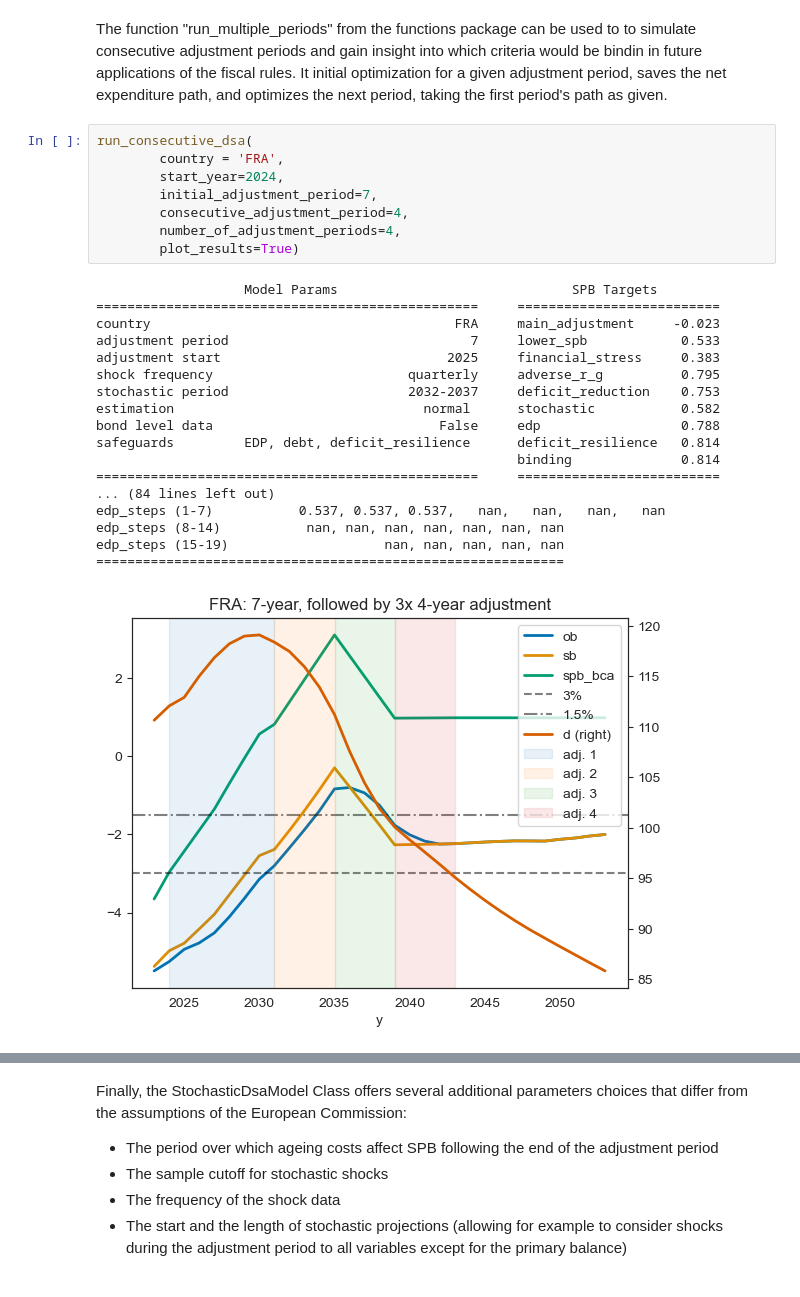
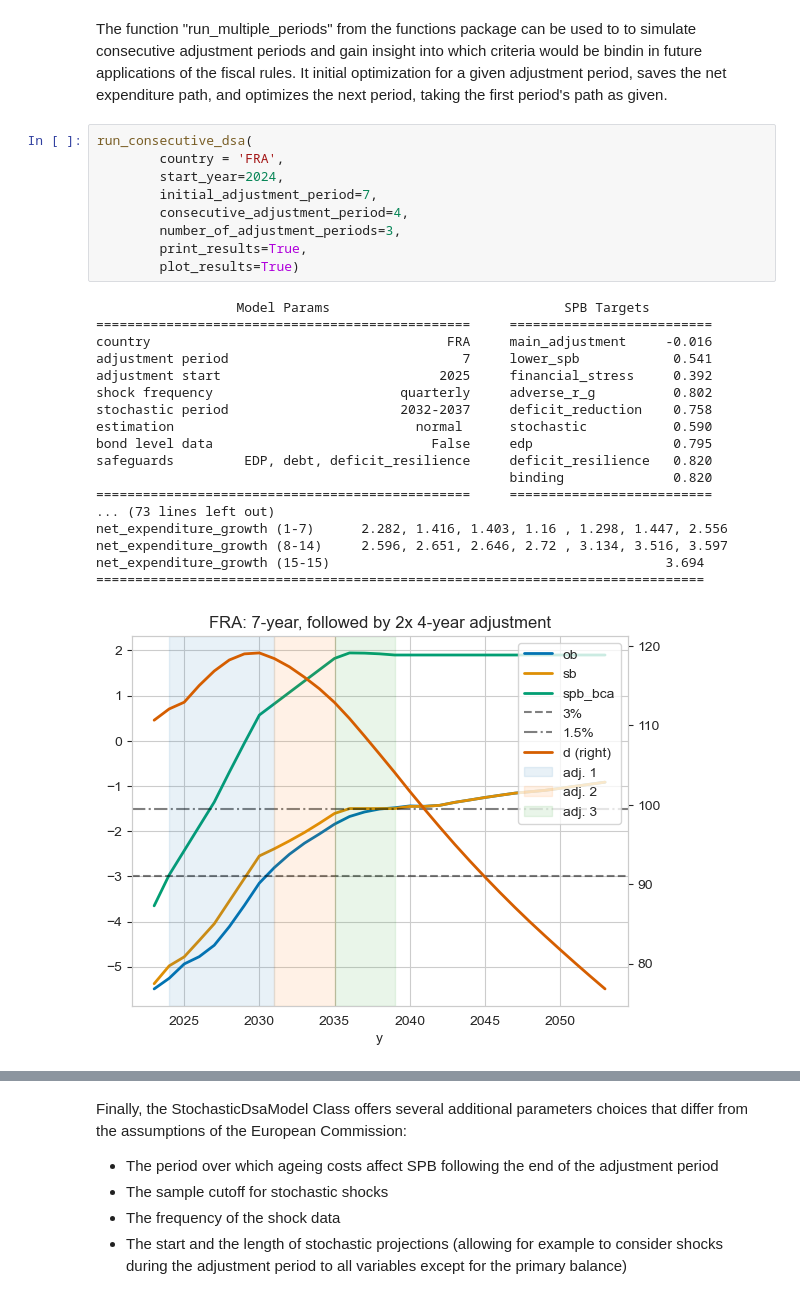
Before and after one commit to lennardwelslau/eu-debt-sustainability-analysis, a Jupyter notebook: latest_version/code/tutorial.ipynb, the cells around one changed output, grey strips where cells are left out. Saved outputs shown, nothing was run; the diff lists cells and outputs as text.

Commit message:
added net expenditure growth var

```diff
--- a/latest_version/code/tutorial.ipynb
+++ b/latest_version/code/tutorial.ipynb
@@ -241,28 +238,29 @@ The function "run_multiple_periods" from the functions package can be used to to
 # %%
 run_consecutive_dsa(
         country = 'FRA',
         start_year=2024,
         initial_adjustment_period=7,
         consecutive_adjustment_period=4,
-        number_of_adjustment_periods=4,
+        number_of_adjustment_periods=3,
+        print_results=True,
         plot_results=True)
 # %% [output]
-                   Model Params                              SPB Targets
-=================================================     ==========================
-country                                       FRA     main_adjustment     -0.023
-adjustment period                               7     lower_spb            0.533
-adjustment start                             2025     financial_stress     0.383
-shock frequency                         quarterly     adverse_r_g          0.795
-stochastic period                       2032-2037     deficit_reduction    0.753
-estimation                                normal      stochastic           0.582
-bond level data                             False     edp                  0.788
-safeguards         EDP, debt, deficit_resilience      deficit_resilience   0.814
-                                                      binding              0.814
-=================================================     ==========================
-... (84 lines left out)
-edp_steps (1-7)           0.537, 0.537, 0.537,   nan,   nan,   nan,   nan
-edp_steps (8-14)           nan, nan, nan, nan, nan, nan, nan
-edp_steps (15-19)                    nan, nan, nan, nan, nan
-============================================================
+                  Model Params                              SPB Targets
+================================================     ==========================
+country                                      FRA     main_adjustment     -0.016
+adjustment period                              7     lower_spb            0.541
+adjustment start                            2025     financial_stress     0.392
+shock frequency                        quarterly     adverse_r_g          0.802
+stochastic period                      2032-2037     deficit_reduction    0.758
+estimation                               normal      stochastic           0.590
+bond level data                            False     edp                  0.795
+safeguards         EDP, debt, deficit_resilience     deficit_resilience   0.820
+                                                     binding              0.820
+================================================     ==========================
+... (73 lines left out)
+net_expenditure_growth (1-7)      2.282, 1.416, 1.403, 1.16 , 1.298, 1.447, 2.556
+net_expenditure_growth (8-14)     2.596, 2.651, 2.646, 2.72 , 3.134, 3.516, 3.597
+net_expenditure_growth (15-15)                                           3.694
+==============================================================================
-[figure, old version]
+[figure, new version]
 |  | main_adjustment | lower_spb | financial_stress | adverse_r_g | deficit_reduction | stochastic | edp | ... |
```
Also changed, not shown: parts of 15 cells of this notebook, 5 other files.
